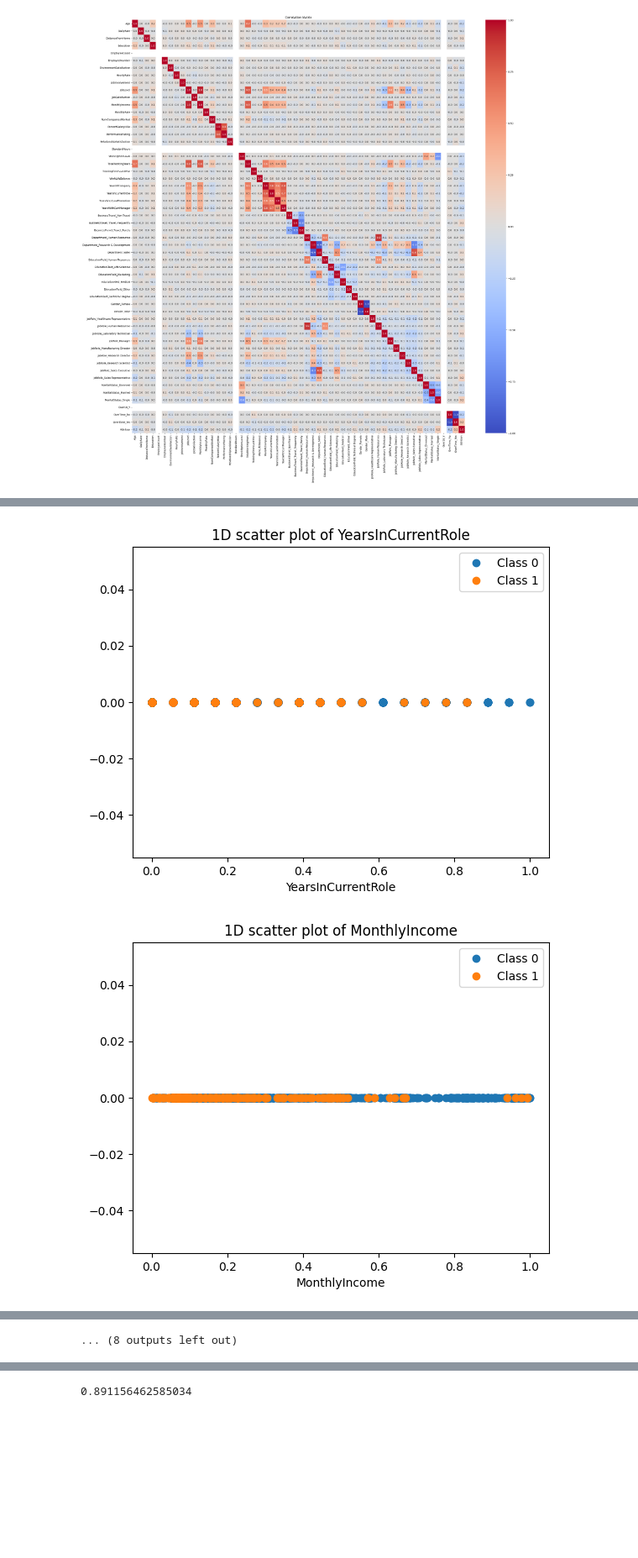
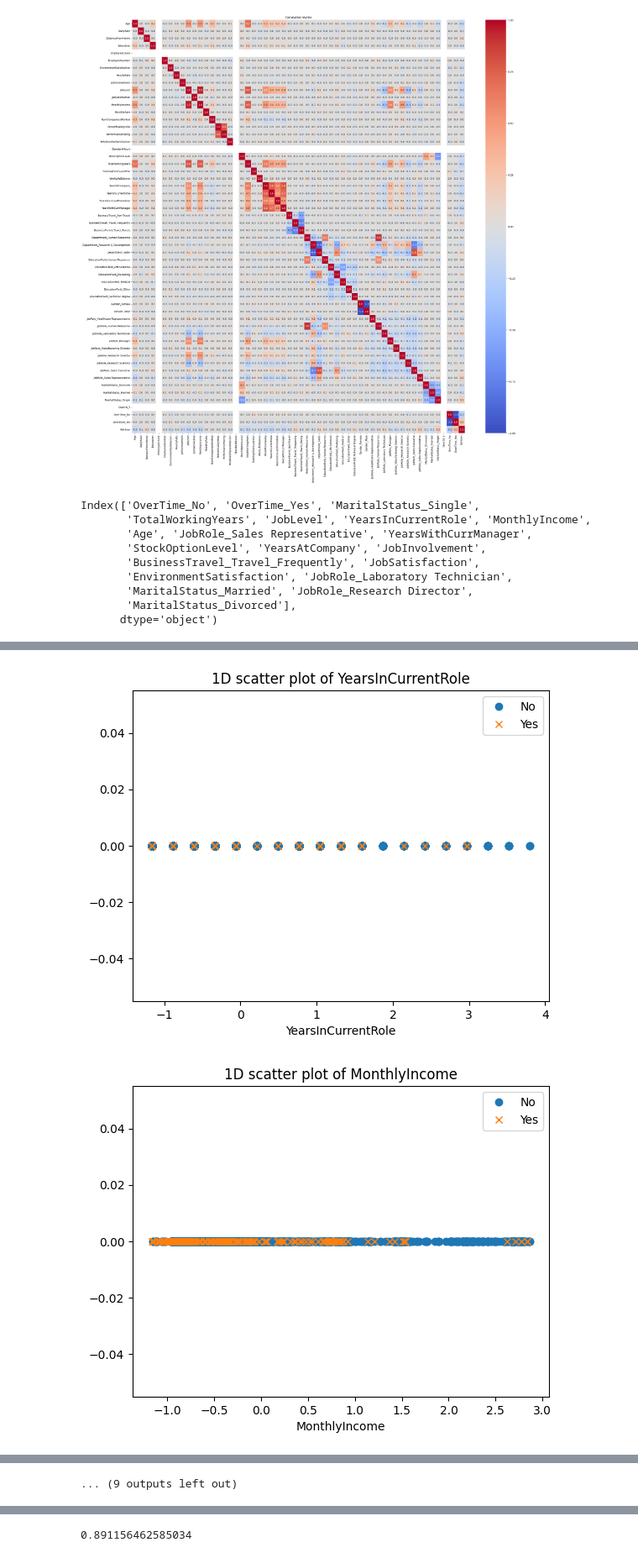
Before and after one commit to saeha303/CSE-472, a Jupyter notebook: offline1.ipynb, the cells around one changed output, grey strips where cells are left out. Shown at 84% size. Cells and saved outputs as stored; diff of their text form; code cells hidden in the pictures; blank space fills up the shorter version.

```diff
--- a/offline1.ipynb
+++ b/offline1.ipynb
@@ -184,7 +149,7 @@ array([1, 0, 1, ..., 0, 0, 0])
 categorical_columns=features.select_dtypes(include=['object']).columns
 for col in categorical_columns:
     features[col]=features[col].astype('category')
-features=pd.get_dummies(features,columns=categorical_columns,drop_first=False)
+features=pd.get_dummies(features,columns=categorical_columns)
 features
 # %% [output]
 |  | Age | DailyRate | DistanceFromHome | Education | EmployeeCount | EmployeeNumber | EnvironmentSatisfaction | ... |
@@ -245,8 +210,8 @@ def scalingFunction(scaling='standard'):
 
     return scaler
 
-# scaler=scalingFunction('standard')
-scaler=scalingFunction('minmax')
+scaler=scalingFunction('standard')
+# scaler=scalingFunction('minmax')
 features_scaled=features.copy()
 features_scaled[candidate_columns]=scaler.fit_transform(features[candidate_columns])
 features_scaled
@@ -328,8 +293,8 @@ class_0=features_df.loc[target_df['Attrition']==0]
 class_1=features_df.loc[target_df['Attrition']==1]
 
 def plot(column):
-    plt.plot(class_0[column],np.zeros_like(class_0[column]),'o',label='Class 0')
-    plt.plot(class_1[column],np.zeros_like(class_1[column]),'o',label='Class 1')
+    plt.plot(class_0[column],np.zeros_like(class_0[column]),'o',label='No')
+    plt.plot(class_1[column],np.zeros_like(class_1[column]),'x',label='Yes')
 
     plt.legend()
     plt.xlabel(column)
@@ -337,6 +302,16 @@ def plot(column):
     plt.show()
 
 top_20_features = correlation.abs().nlargest(20).index
+print(top_20_features)
 for feature in top_20_features:
     plot(feature)
 # %% [output]
+Index(['OverTime_No', 'OverTime_Yes', 'MaritalStatus_Single',
+       'TotalWorkingYears', 'JobLevel', 'YearsInCurrentRole', 'MonthlyIncome',
+       'Age', 'JobRole_Sales Representative', 'YearsWithCurrManager',
+       'StockOptionLevel', 'YearsAtCompany', 'JobInvolvement',
+       'BusinessTravel_Travel_Frequently', 'JobSatisfaction',
+       'EnvironmentSatisfaction', 'JobRole_Laboratory Technician',
+       'MaritalStatus_Married', 'JobRole_Research Director',
+       'MaritalStatus_Divorced'],
+      dtype='object')
@@ -348,2 +323,2 @@ for feature in top_20_features:
-[figure, old version]
+[figure, new version]
-[figure, old version]
+[figure, new version]
@@ -355 +329 @@ for feature in top_20_features:
-... (8 outputs left out)
+... (9 outputs left out)
```
Also changed, not shown: parts of 6 cells of this notebook.
